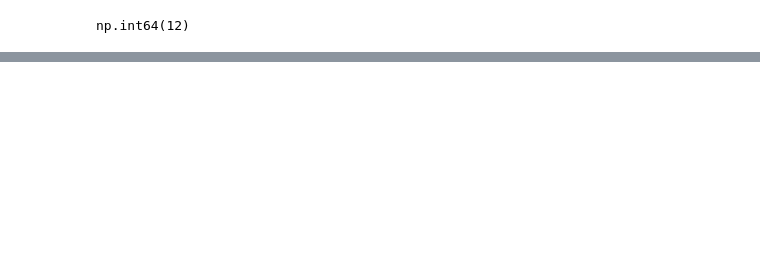
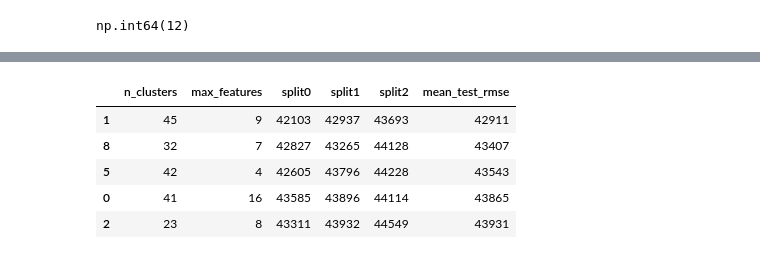
Before and after one commit to sunodmongia/House-Price, a Jupyter notebook: California_housing_price.ipynb, the cells around one changed output, grey strips where cells are left out. Cells and saved outputs as stored; diff of their text form; code cells hidden in the pictures; blank space fills up the shorter version.

```diff
--- a/California_housing_price.ipynb
+++ b/California_housing_price.ipynb
@@ -932,0 +938,18 @@ cv_res.head()
+# %%
+from sklearn.model_selection import RandomizedSearchCV
+from scipy.stats import randint
+
+param_distribs = {
+    "preprocessing__geo__n_cluster": randint(low=3, high=50),
+    "random_forest__max_features": randint(low=2, high=20),
+}
+rnd_search = RandomizedSearchCV(
+    full_pipeline,
+    param_distributions=param_distribs,
+    n_iter=10,
+    cv=3,
+    scoring="neg_root_mean_squared_error",
+    random_state=42,
+)
+
+rnd_search.fit(housing, housing_label)
@@ -932,0 +973,16 @@ cv_res.head()
+# %%
+cv_res = pd.DataFrame(rnd_search.cv_results_)
+cv_res.sort_values(by="mean_test_score", ascending=False, inplace=True)
+cv_res = cv_res[["param_preprocessing__geo__n_cluster",
+                 "param_random_forest__max_features", "split0_test_score",
+                 "split1_test_score", "split2_test_score", "mean_test_score"]]
+cv_res.columns = ["n_clusters", "max_features"] + score_cols
+cv_res[score_cols] = -cv_res[score_cols].round().astype(np.int64)
+cv_res.head()
+# %% [output]
+|  | n_clusters | max_features | split0 | split1 | split2 | mean_test_rmse |
+| 1 | 45 | 9 | 42103 | 42937 | 43693 | 42911 |
+| 8 | 32 | 7 | 42827 | 43265 | 44128 | 43407 |
+| 5 | 42 | 4 | 42605 | 43796 | 44228 | 43543 |
+| 0 | 41 | 16 | 43585 | 43896 | 44114 | 43865 |
+| 2 | 23 | 8 | 43311 | 43932 | 44549 | 43931 |
```
Also changed, not shown: parts of 20 cells of this notebook.
